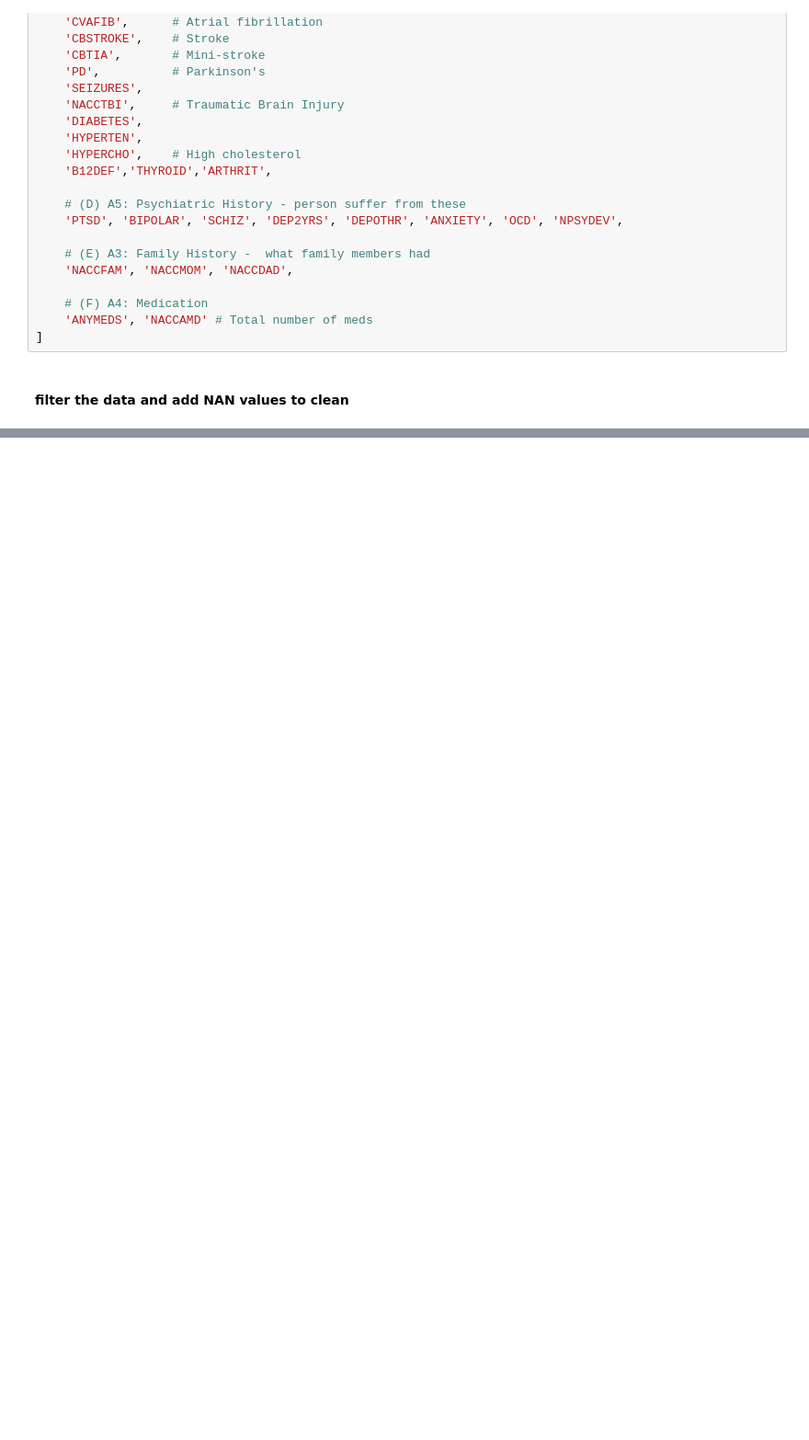
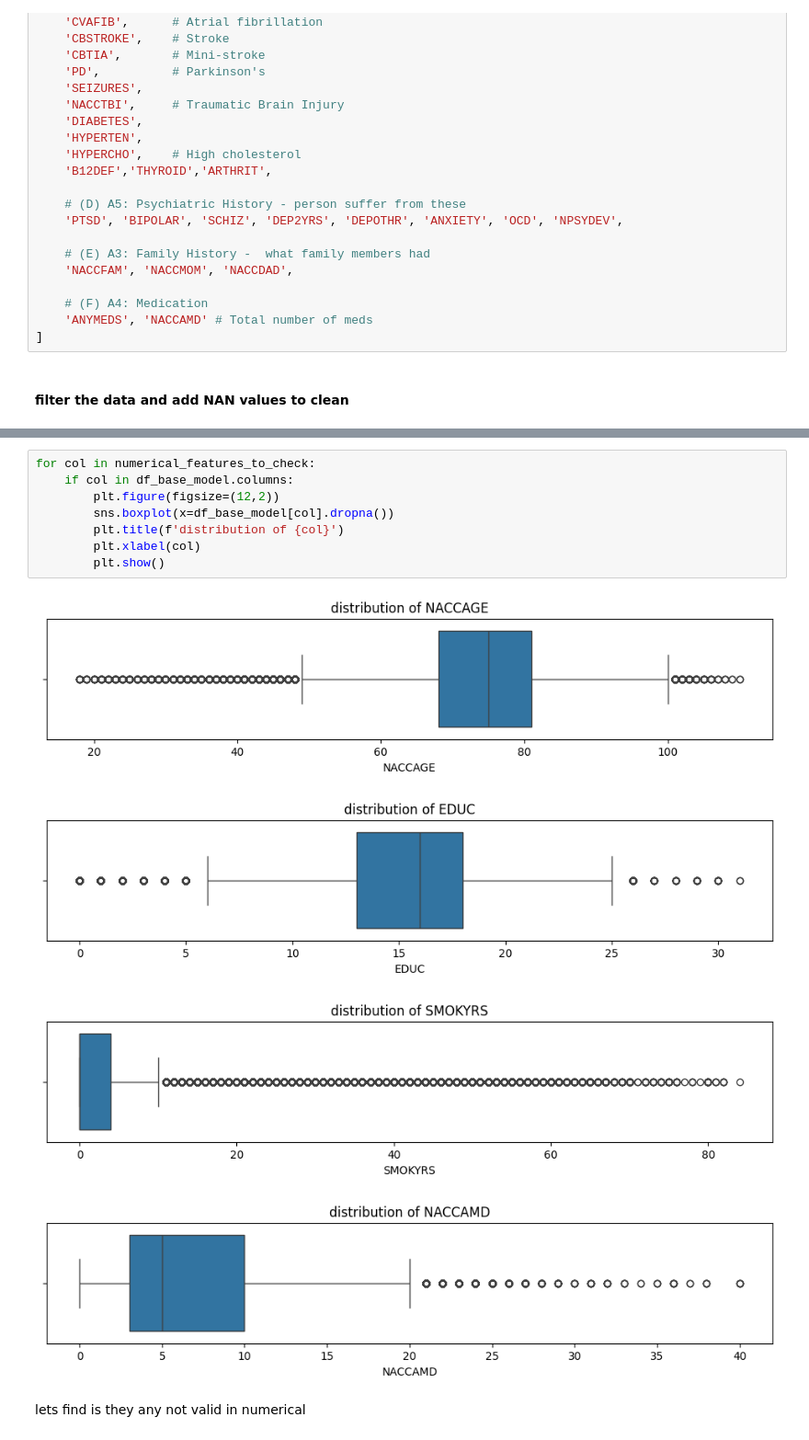
Before and after one commit to Kaveesha-Madhushan17/Model-X-Competition-phase-1, a Jupyter notebook: model_x_dimentia.ipynb, the cells around one changed output, grey strips where cells are left out. Shown at 92% size. Saved outputs shown, nothing was run; the diff lists cells and outputs as text; blank space fills up the shorter version.

Commit message:
try to find ouliers in the basemodel

```diff
--- a/model_x_dimentia.ipynb
+++ b/model_x_dimentia.ipynb
@@ -126,0 +346,15 @@ A problem occurred with the columns. Usecols do not match columns, columns expec
+# %%
+for col in numerical_features_to_check:
+    if col in df_base_model.columns:
+        plt.figure(figsize=(12,2))
+        sns.boxplot(x=df_base_model[col].dropna())
+        plt.title(f'distribution of {col}')
+        plt.xlabel(col)
+        plt.show()
+# %% [output]
+[figure, added]
+[figure, added]
+[figure, added]
+[figure, added]
+# %% [markdown]
+lets find is they any not valid in numerical
```
Also changed, not shown: parts of 28 cells of this notebook.
